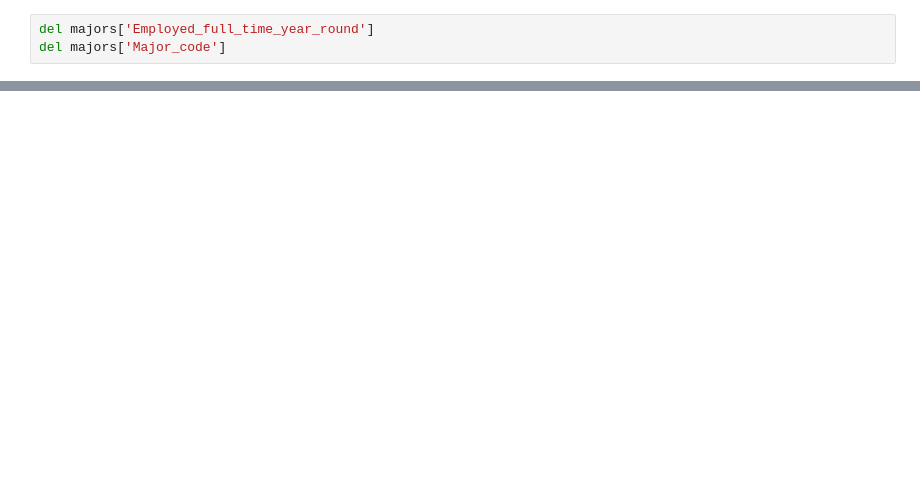
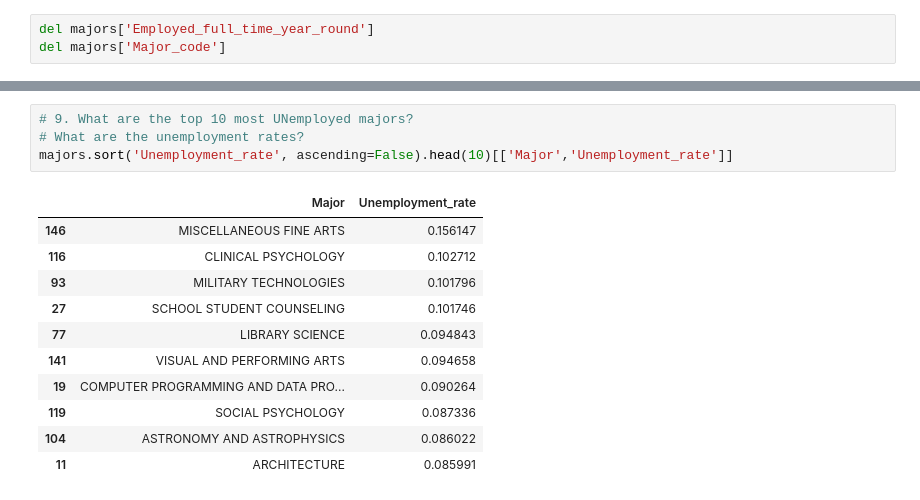
Before and after one commit to wints/SF_Dat_15_WORK-1, a Jupyter notebook: hw/hw1.ipynb, the cells around one changed output, grey strips where cells are left out. Saved outputs shown, nothing was run; the diff lists cells and outputs as text; blank space fills up the shorter version.

```diff
--- a/hw/hw1.ipynb
+++ b/hw/hw1.ipynb
@@ -295,0 +102,16 @@ majors.groupby('Major_category').Median.mean().plot(kind='bar')
+# %%
+# 9. What are the top 10 most UNemployed majors?
+# What are the unemployment rates?
+majors.sort('Unemployment_rate', ascending=False).head(10)[['Major','Unemployment_rate']]
+# %% [output]
+|  | Major | Unemployment_rate |
+| 146 | MISCELLANEOUS FINE ARTS | 0.156147 |
+| 116 | CLINICAL PSYCHOLOGY | 0.102712 |
+| 93 | MILITARY TECHNOLOGIES | 0.101796 |
+| 27 | SCHOOL STUDENT COUNSELING | 0.101746 |
+| 77 | LIBRARY SCIENCE | 0.094843 |
+| 141 | VISUAL AND PERFORMING ARTS | 0.094658 |
+| 19 | COMPUTER PROGRAMMING AND DATA PRO... | 0.090264 |
+| 119 | SOCIAL PSYCHOLOGY | 0.087336 |
+| 104 | ASTRONOMY AND ASTROPHYSICS | 0.086022 |
+| 11 | ARCHITECTURE | 0.085991 |
```
Also changed, not shown: parts of 31 cells of this notebook, 4 other files.
